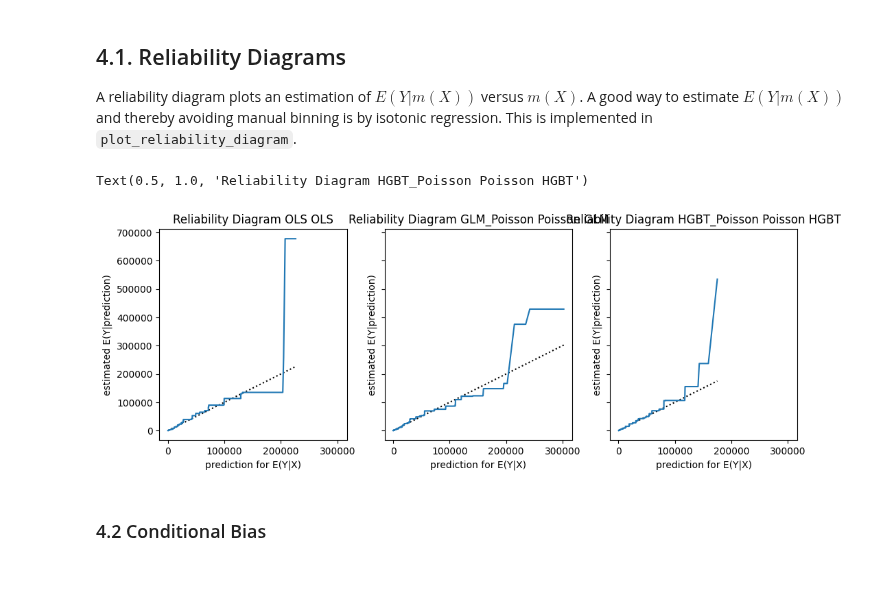
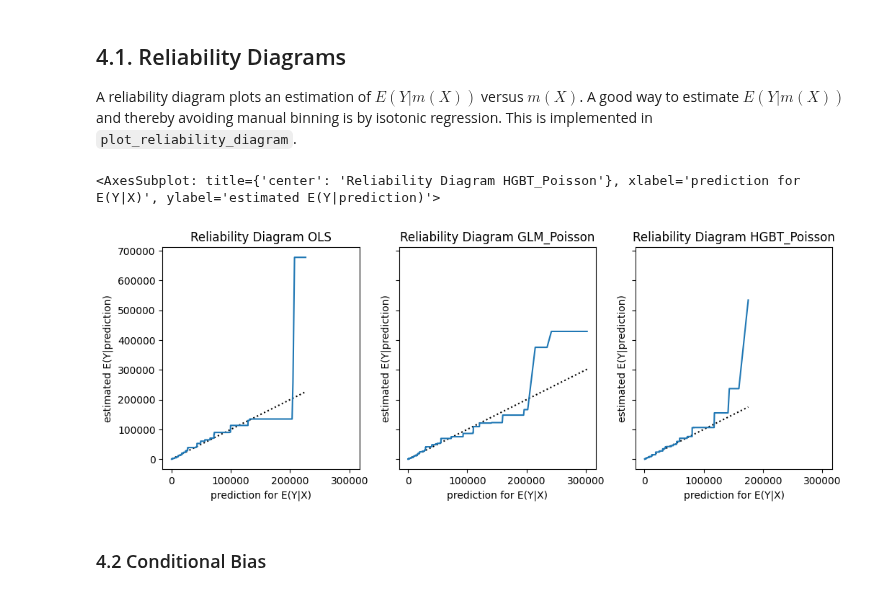
Before and after one commit to lorentzenchr/model-diagnostics, a Jupyter notebook: docs/examples/regression_on_workers_compensation.ipynb, the cells around one changed output. Drawn from its saved outputs; the diff is of its cells as text; code cells hidden in the pictures.

```diff
--- a/docs/examples/regression_on_workers_compensation.ipynb
+++ b/docs/examples/regression_on_workers_compensation.ipynb
@@ -251,30 +251,27 @@ from model_diagnostics.calibration import compute_bias, plot_bias, plot_reliabil
 # %%
 fig, axes = plt.subplots(ncols=3, figsize=(12, 4), sharex=True, sharey=True)
 
 plot_reliability_diagram(
     y_obs=y_test,
     y_pred=df_pred_test["OLS"],
     ax=axes[0],
 )
-axes[0].set_title(axes[0].get_title() + " OLS")
 
 plot_reliability_diagram(
     y_obs=y_test,
     y_pred=df_pred_test["GLM_Poisson"],
     ax=axes[1]
 )
-axes[1].set_title(axes[1].get_title() + " Poisson GLM")
 
 plot_reliability_diagram(
     y_obs=y_test,
     y_pred=df_pred_test["HGBT_Poisson"],
     ax=axes[2]
 )
-axes[2].set_title(axes[2].get_title() + " Poisson HGBT")
 #fig.set_layout_engine(layout="tight")
 # %% [output]
-Text(0.5, 1.0, 'Reliability Diagram HGBT_Poisson Poisson HGBT')
+<AxesSubplot: title={'center': 'Reliability Diagram HGBT_Poisson'}, xlabel='prediction for E(Y|X)', ylabel='estimated E(Y|prediction)'>
-[figure, old version]
+[figure, new version]
 # %% [markdown]
 ### 4.2 Conditional Bias
 # %% [markdown]
```
Also changed, not shown: parts of 8 cells of this notebook, 3 other files.
